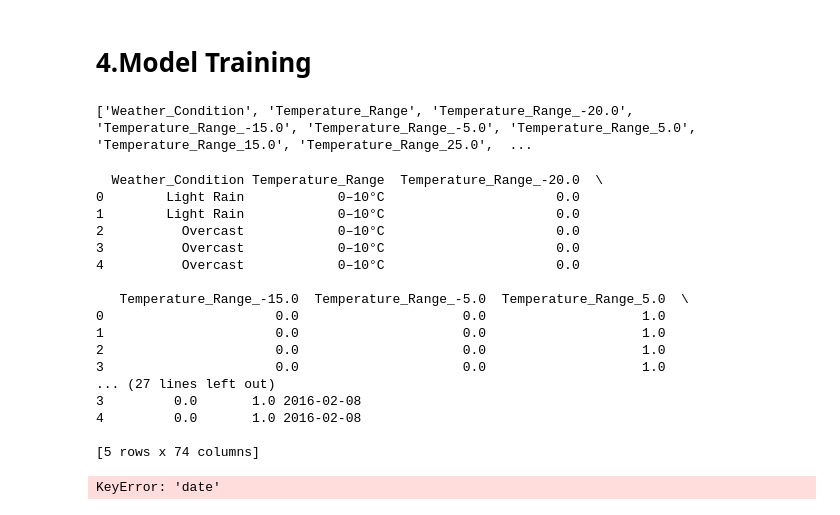
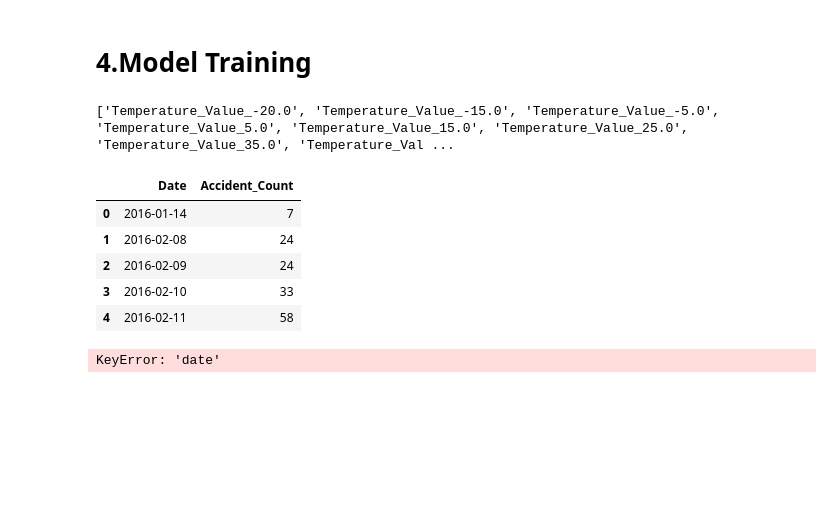
Before and after one commit to miriezrubelsky/car-accident-miri, a Jupyter notebook: car-accident-regression.ipynb, the cells around one changed output. Drawn from its saved outputs; the diff is of its cells as text; code cells hidden in the pictures; blank space fills up the shorter version.

```diff
--- a/car-accident-regression.ipynb
+++ b/car-accident-regression.ipynb
@@ -778,46 +753,45 @@ Name: count, dtype: int64
 
 # 4.Model Training
 # %%
-feature_columns = [  col for col in my_df.columns if col.startswith('Temperature_Range') or col.startswith('Hour_Risk')   or col.startswith( 'Precipitatio_Values') or  col.startswith( 'Weather_Condition')  or  col.startswith( 'Visibility_Range')
-                   or  col.startswith('Humidity_Value')   ]
+feature_columns = [  col for col in my_df.columns if col.startswith('Temperature_Value') or col.startswith('HourRisk_Value') or col.startswith( 'Precipitation_Values')  or  col.startswith( 'Visibility_Value') or  col.startswith( 'Weather_Value')  or  col.startswith('Humidity_Value') ]
+
+#or col.startswith( 'Precipitation_Values') or  col.startswith( 'Weather_Value')  or  col.startswith( 'Visibility_Value')
+  #                 or  col.startswith('Humidity_Value')   ]
+
 
 
 additional_fields = [
     'Is_Weekend',
     'Traffic_Signal',
     'Is_Holiday',
-    'Is_Night',
-    'Date'
+    'Is_Night'
+
 ]
 
 feature_columns.extend(additional_fields)
 
 print(feature_columns)
 # %% [output]
-['Weather_Condition', 'Temperature_Range', 'Temperature_Range_-20.0', 'Temperature_Range_-15.0', 'Temperature_Range_-5.0', 'Temperature_Range_5.0', 'Temperature_Range_15.0', 'Temperature_Range_25.0',  ...
+['Temperature_Value_-20.0', 'Temperature_Value_-15.0', 'Temperature_Value_-5.0', 'Temperature_Value_5.0', 'Temperature_Value_15.0', 'Temperature_Value_25.0', 'Temperature_Value_35.0', 'Temperature_Val ...
-# %%
-
-my_df['Traffic_Signal'] = my_df['Traffic_Signal'].fillna(0).astype(int)
-my_df = my_df[feature_columns]
-print(my_df.head(5))
-# %% [output]
-  Weather_Condition Temperature_Range  Temperature_Range_-20.0  \
-0        Light Rain            0–10°C                      0.0
-1        Light Rain            0–10°C                      0.0
-2          Overcast            0–10°C                      0.0
-3          Overcast            0–10°C                      0.0
-4          Overcast            0–10°C                      0.0
-
-   Temperature_Range_-15.0  Temperature_Range_-5.0  Temperature_Range_5.0  \
-0                      0.0                     0.0                    1.0
-1                      0.0                     0.0                    1.0
-2                      0.0                     0.0                    1.0
-3                      0.0                     0.0                    1.0
-... (27 lines left out)
-3         0.0       1.0 2016-02-08
-4         0.0       1.0 2016-02-08
-
-[5 rows x 74 columns]
+# %%
+# Ensure the 'Traffic_Signal' column is filled with 0 and converted to int
+my_df['Traffic_Signal'] = my_df['Traffic_Signal'].fillna(0).astype(int)
+my_feature_df = my_df[feature_columns].select_dtypes(include=['number']).fillna(0).astype(int)
+
+#my_feature_df = my_df[feature_columns].fillna(0).astype(int)
+my_feature_df['Date'] = my_df['Date']
+filtered_df = my_feature_df[(my_feature_df['Is_Weekend'] == 0) & (my_feature_df['Is_Holiday'] == 0)]
+
+df_daily = filtered_df.groupby('Date').size().reset_index(name='Accident_Count')
+
+df_daily.head(5)
+# %% [output]
+|  | Date | Accident_Count |
+| 0 | 2016-01-14 | 7 |
+| 1 | 2016-02-08 | 24 |
+| 2 | 2016-02-09 | 24 |
+| 3 | 2016-02-10 | 33 |
+| 4 | 2016-02-11 | 58 |
 # %%
 
 
```
Also changed, not shown: parts of 13 cells of this notebook.
